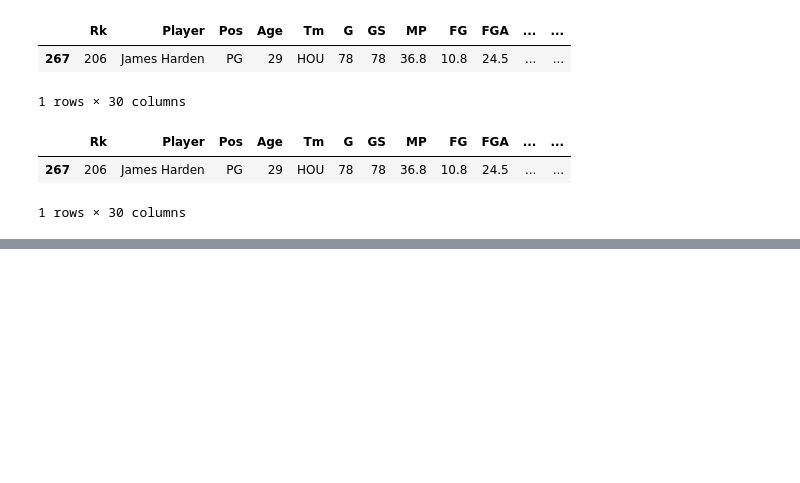
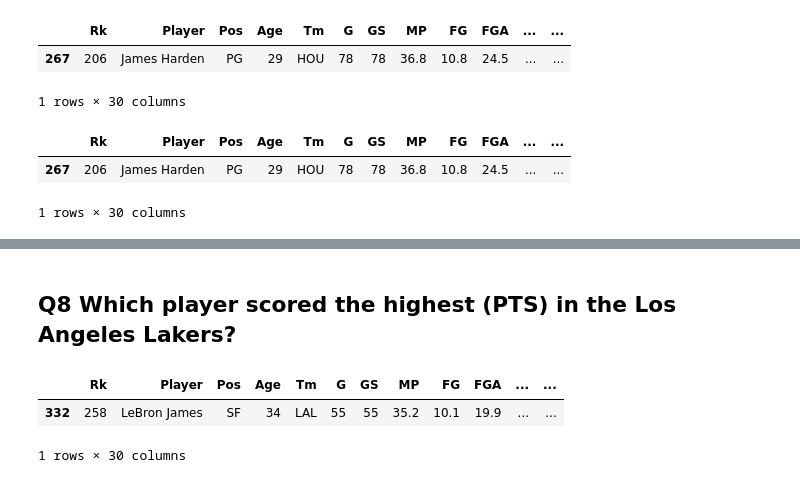
Before and after one commit to sandhyaammasi/EDA, a Jupyter notebook: expDataAna.ipynb, the cells around one changed output, grey strips where cells are left out. Drawn from its saved outputs; the diff is of its cells as text; code cells hidden in the pictures; blank space fills up the shorter version.

```diff
--- a/expDataAna.ipynb
+++ b/expDataAna.ipynb
@@ -198,0 +295,8 @@ playerWithMaxPoints1
+# %% [markdown]
+## Q8 Which player scored the highest (PTS) in the Los Angeles Lakers?
+# %%
+LAL_teams[LAL_teams['PTS']==LAL_teams['PTS'].max()]
+# %% [output]
+|  | Rk | Player | Pos | Age | Tm | G | GS | MP | FG | FGA | ... | ... |
+| 332 | 258 | LeBron James | SF | 34 | LAL | 55 | 55 | 35.2 | 10.1 | 19.9 | ... | ... |
+1 rows × 30 columns
```
Also changed, not shown: parts of 10 cells of this notebook.
